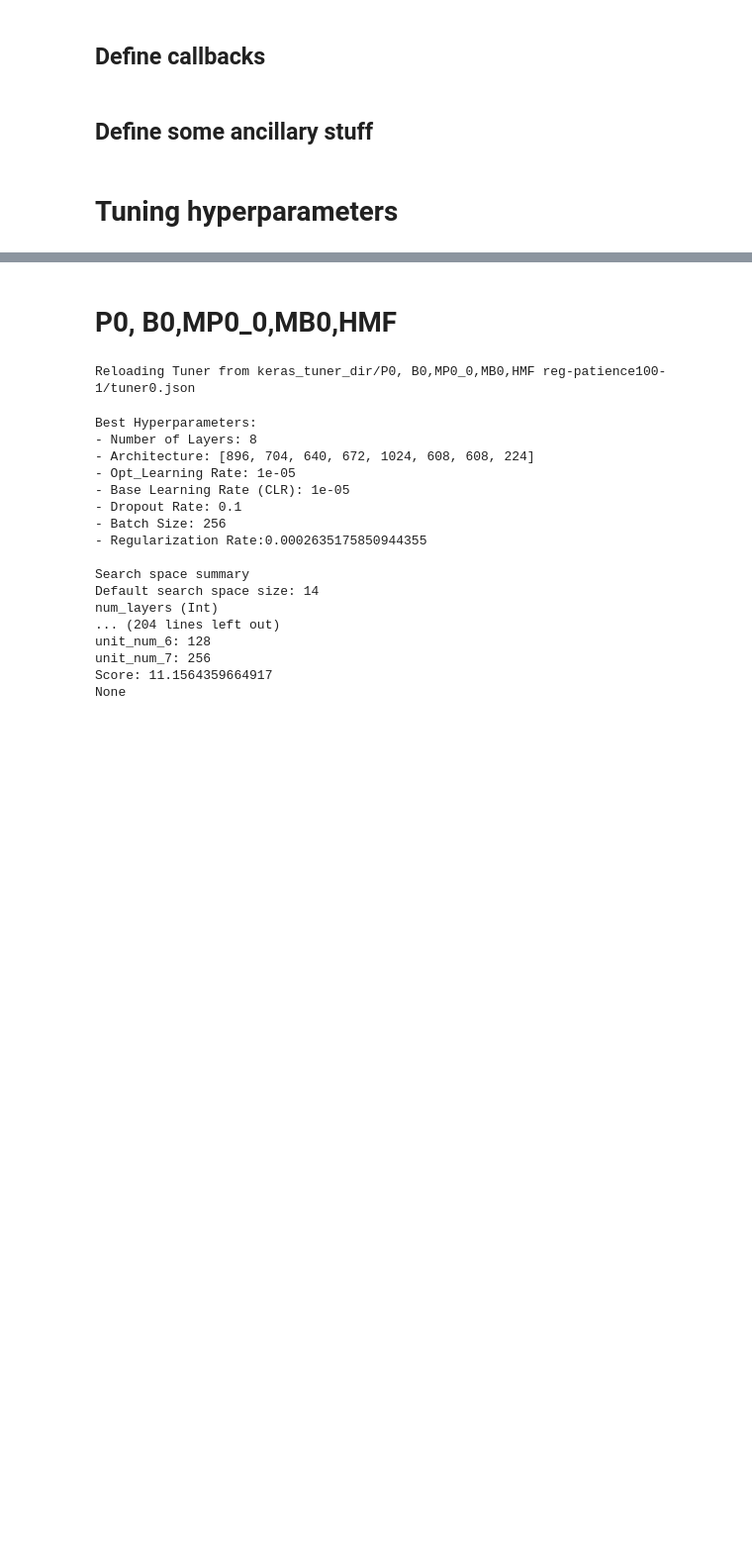
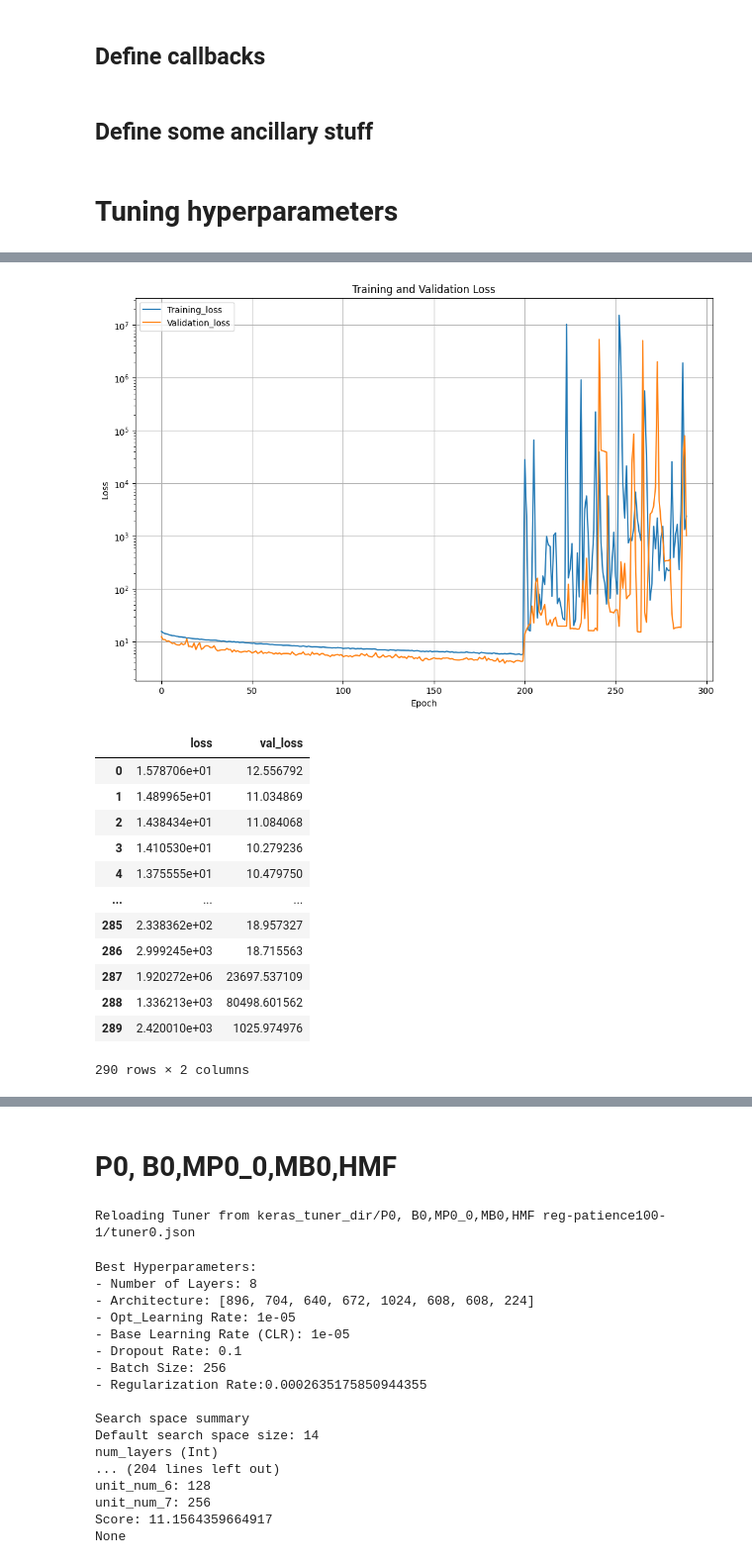
Before and after one commit to supriodubey/Thesis, a Jupyter notebook: codes/Moment_Network_LCDM.ipynb, the cells around one changed output, grey strips where cells are left out. Shown at 99% size. Cells and saved outputs as stored; diff of their text form; code cells hidden in the pictures; blank space fills up the shorter version.

```diff
--- a/codes/Moment_Network_LCDM.ipynb
+++ b/codes/Moment_Network_LCDM.ipynb
@@ -683,0 +686,21 @@ def prediction(model,X_test_set,y_test_set,mean_params,std_params,title):
+# %%
+columns = [P0,MP0_0,HMF]
+df_0 = input_data(columns,norm_lbl)
+# %%
+X0_train, X0_val, X0_test, y0_train, y0_val, y0_test = train_val_test_split(df_0 ,random_state = 1)
+# %%
+X_training_set = X0_train
+y_training_set = y0_train
+
+tuner0 = kt.BayesianOptimization(
+    hp_model_for_dataset(),
+    objective= 'val_loss',
+    max_trials = 30,
+    directory='keras_tuner_dir',
+    project_name ='P0,MP0_0,HMF reg-patience100-1', #trained with kernel regularizer for pseudo_sigma
+    )
+
+
+# Running the HyperParameter Search
+
+tuner0.search(X0_train, y0_train, validation_data=(X0_val, y0_val), epochs=1000000, callbacks= callback_early_stopping())#100000
@@ -683,0 +755,15 @@ def prediction(model,X_test_set,y_test_set,mean_params,std_params,title):
+# %%
+# Fitting the model
+hypermodel0 = hp_model_for_dataset()
+best_model0 = hypermodel0.build(best_hp0)
+histories0= hypermodel0.fit(best_hp0,best_model0,
+    X0_train,
+    y0_train,
+    validation_data=(X0_val,
+                     y0_val),
+    epochs=1000000,
+    callbacks= callback_early_stopping(),
+    verbose=1,
+)
+# Histories return
+df0_history = pd.DataFrame(histories0.history)
@@ -683,0 +802,18 @@ def prediction(model,X_test_set,y_test_set,mean_params,std_params,title):
+# %%
+plot_loss(df0_history, logy=True)#, ylim=[0, 25])
+df0_history
+# %% [output]
+[figure, added]
+|  | loss | val_loss |
+| 0 | 1.578706e+01 | 12.556792 |
+| 1 | 1.489965e+01 | 11.034869 |
+| 2 | 1.438434e+01 | 11.084068 |
+| 3 | 1.410530e+01 | 10.279236 |
+| 4 | 1.375555e+01 | 10.479750 |
+| ... | ... | ... |
+| 285 | 2.338362e+02 | 18.957327 |
+| 286 | 2.999245e+03 | 18.715563 |
+| 287 | 1.920272e+06 | 23697.537109 |
+| 288 | 1.336213e+03 | 80498.601562 |
+| 289 | 2.420010e+03 | 1025.974976 |
+290 rows × 2 columns
```
Also changed, not shown: parts of 38 cells of this notebook.
